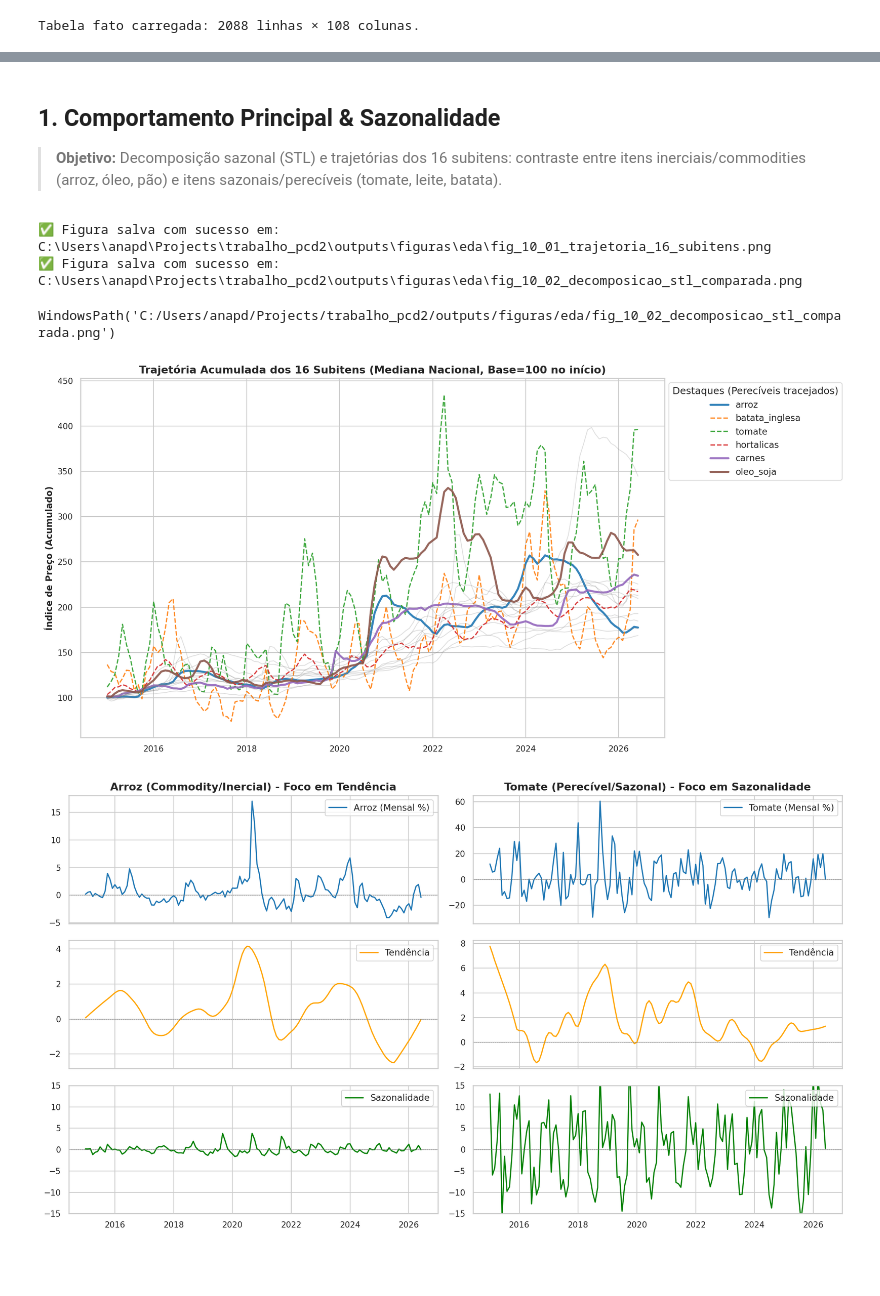
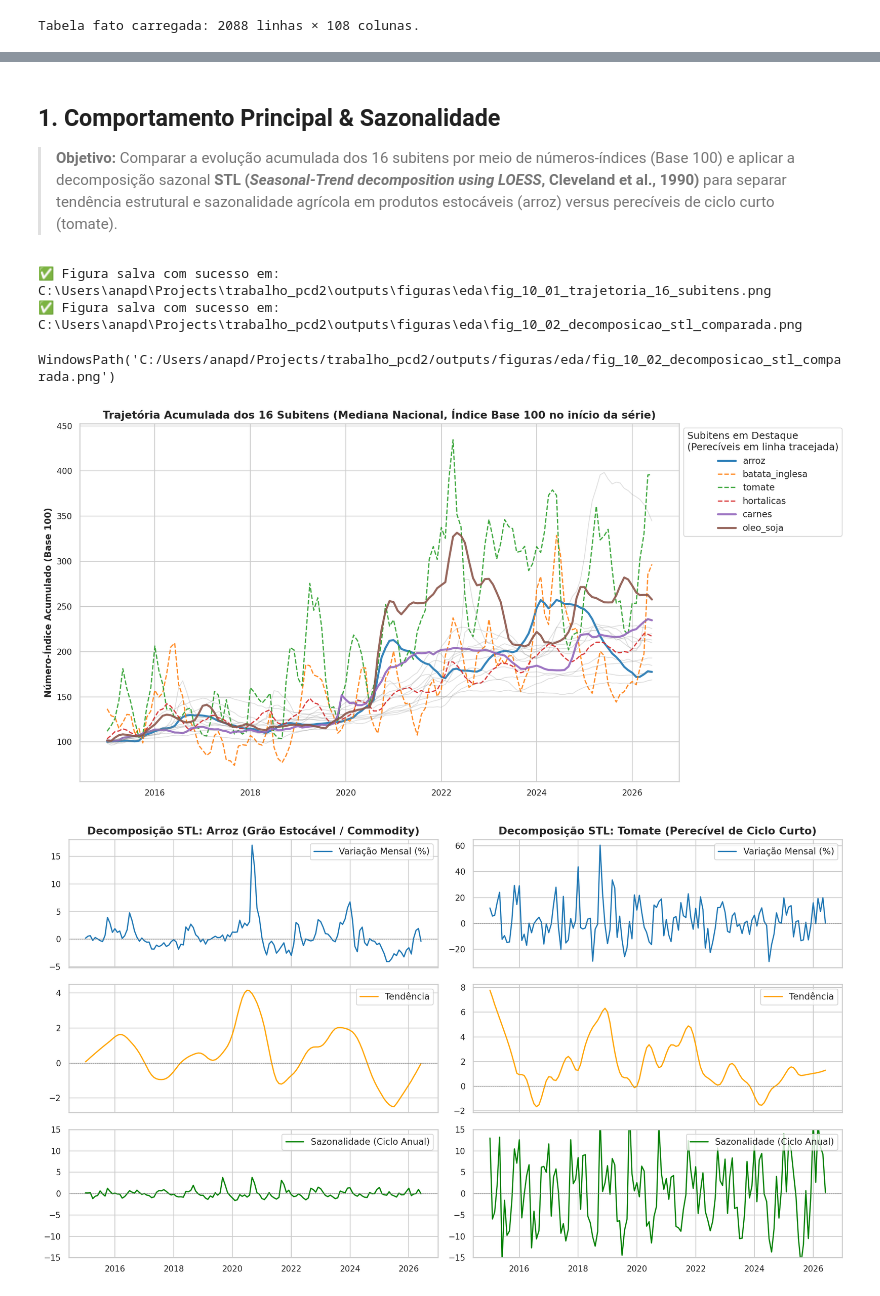
Before and after one commit to LuizCorrei4/trabalho_pcd2, a Jupyter notebook: notebooks/10_eda_alvo_subitens_pesos.ipynb, the cells around one changed output, grey strips where cells are left out. Cells and saved outputs as stored; diff of their text form; code cells hidden in the pictures; blank space fills up the shorter version.

```diff
--- a/notebooks/10_eda_alvo_subitens_pesos.ipynb
+++ b/notebooks/10_eda_alvo_subitens_pesos.ipynb
@@ -103,6 +110,6 @@ Name: ipca_peso_alimentacao, dtype: float64
 # %% [markdown]
 ## 1. Comportamento Principal & Sazonalidade
-> **Objetivo:** Decomposição sazonal (STL) e trajetórias dos 16 subitens: contraste entre itens inerciais/commodities (arroz, óleo, pão) e itens sazonais/perecíveis (tomate, leite, batata).
+> **Objetivo:** Comparar a evolução acumulada dos 16 subitens por meio de números-índices (Base 100) e aplicar a decomposição sazonal **STL (*Seasonal-Trend decomposition using LOESS*, Cleveland et al., 1990)** para separar tendência estrutural e sazonalidade agrícola em produtos estocáveis (arroz) versus perecíveis de ciclo curto (tomate).
 # %%
 from statsmodels.tsa.seasonal import STL
 
@@ -110,57 +117,57 @@ from statsmodels.tsa.seasonal import STL
 df['data'] = df['ano_mes'].dt.to_timestamp()
 idx_nacional = df.groupby('data')[["ipca_var_" + s for s in subitens]].median()
 
-# Cria índice acumulado (Base 100)
+# Cria número-índice acumulado (Base 100 no início da série)
 trajetorias = (1 + idx_nacional / 100).cumprod() * 100
 
 fig1, ax1 = plt.subplots(figsize=(14, 7))
 for col in trajetorias.columns:
     if col in ["ipca_var_tomate", "ipca_var_batata_inglesa", "ipca_var_hortalicas"]:
-        # Perecíveis: alta volatilidade e flutuações constantes
+        # Perecíveis de ciclo curto: oscilações sazonais frequentes
         ax1.plot(trajetorias.index, trajetorias[col], alpha=0.9, linewidth=1.5, linestyle="--", label=col.replace("ipca_var_", ""))
     elif col in ["ipca_var_arroz", "ipca_var_oleo_soja", "ipca_var_carnes"]:
-        # Commodities: patamares e choques estruturais bem definidos
+        # Commodities estocáveis/proteínas: mudanças de tendência mais persistentes
         ax1.plot(trajetorias.index, trajetorias[col], alpha=0.9, linewidth=2.5, label=col.replace("ipca_var_", ""))
     else:
         ax1.plot(trajetorias.index, trajetorias[col], alpha=0.25, linewidth=1, color="gray")
 
-ax1.set_title("Trajetória Acumulada dos 16 Subitens (Mediana Nacional, Base=100 no início)")
-ax1.set_ylabel("Índice de Preço (Acumulado)")
-ax1.legend(loc='upper left', bbox_to_anchor=(1, 1), title="Destaques (Perecíveis tracejados)")
+ax1.set_title("Trajetória Acumulada dos 16 Subitens (Mediana Nacional, Índice Base 100 no início da série)")
+ax1.set_ylabel("Número-Índice Acumulado (Base 100)")
+ax1.legend(loc='upper left', bbox_to_anchor=(1, 1), title="Subitens em Destaque\n(Perecíveis em linha tracejada)")
 plt.tight_layout()
 salvar_figura(fig1, "fig_10_01_trajetoria_16_subitens.png")
 
-# Decomposição STL: Contraste
+# Decomposição STL (Cleveland et al., 1990): Contraste entre grão estocável e perecível
 fig2, axes2 = plt.subplots(3, 2, figsize=(14, 8), sharex=True)
 
-# Arroz (Típica commodity com dinâmica internacional/inercial)
+# Arroz (Grão estocável / commodity)
 ts_arroz = idx_nacional["ipca_var_arroz"].dropna()
 stl_arroz = STL(ts_arroz, period=12).fit()
-axes2[0, 0].plot(ts_arroz.index, ts_arroz, label="Arroz (Mensal %)")
-axes2[0, 0].set_title("Arroz (Commodity/Inercial) - Foco em Tendência")
+axes2[0, 0].plot(ts_arroz.index, ts_arroz, label="Variação Mensal (%)")
+axes2[0, 0].set_title("Decomposição STL: Arroz (Grão Estocável / Commodity)")
 axes2[1, 0].plot(stl_arroz.trend.index, stl_arroz.trend, color="orange", label="Tendência")
-axes2[2, 0].plot(stl_arroz.seasonal.index, stl_arroz.seasonal, color="green", label="Sazonalidade")
+axes2[2, 0].plot(stl_arroz.seasonal.index, stl_arroz.seasonal, color="green", label="Sazonalidade (Ciclo Anual)")
 axes2[2, 0].set_ylim(-15, 15)
 
-# Tomate (Típico perecível com dinâmica de safra curta regional)
+# Tomate (Lavobra perecível de ciclo curto)
 ts_tomate = idx_nacional["ipca_var_tomate"].dropna()
 stl_tomate = STL(ts_tomate, period=12).fit()
-axes2[0, 1].plot(ts_tomate.index, ts_tomate, label="Tomate (Mensal %)")
-axes2[0, 1].set_title("Tomate (Perecível/Sazonal) - Foco em Sazonalidade")
+axes2[0, 1].plot(ts_tomate.index, ts_tomate, label="Variação Mensal (%)")
+axes2[0, 1].set_title("Decomposição STL: Tomate (Perecível de Ciclo Curto)")
 axes2[1, 1].plot(stl_tomate.trend.index, stl_tomate.trend, color="orange", label="Tendência")
-axes2[2, 1].plot(stl_tomate.seasonal.index, stl_tomate.seasonal, color="green", label="Sazonalidade")
+axes2[2, 1].plot(stl_tomate.seasonal.index, stl_tomate.seasonal, color="green", label="Sazonalidade (Ciclo Anual)")
 axes2[2, 1].set_ylim(-15, 15)
 
 for ax in axes2.flatten():
     ax.legend(loc='upper right')
     ax.axhline(0, color='gray', linestyle='--', linewidth=0.5)
 
 plt.tight_layout()
 salvar_figura(fig2, "fig_10_02_decomposicao_stl_comparada.png")
 # %% [output]
 ✅ Figura salva com sucesso em: C:\Users\anapd\Projects\trabalho_pcd2\outputs\figuras\eda\fig_10_01_trajetoria_16_subitens.png
 ✅ Figura salva com sucesso em: C:\Users\anapd\Projects\trabalho_pcd2\outputs\figuras\eda\fig_10_02_decomposicao_stl_comparada.png
 WindowsPath('C:/Users/anapd/Projects/trabalho_pcd2/outputs/figuras/eda/fig_10_02_decomposicao_stl_comparada.png')
-[figure, old version]
+[figure, new version]
-[figure, old version]
+[figure, new version]
 # %% [markdown]
```
Also changed, not shown: parts of 14 cells of this notebook, 4 other files.
